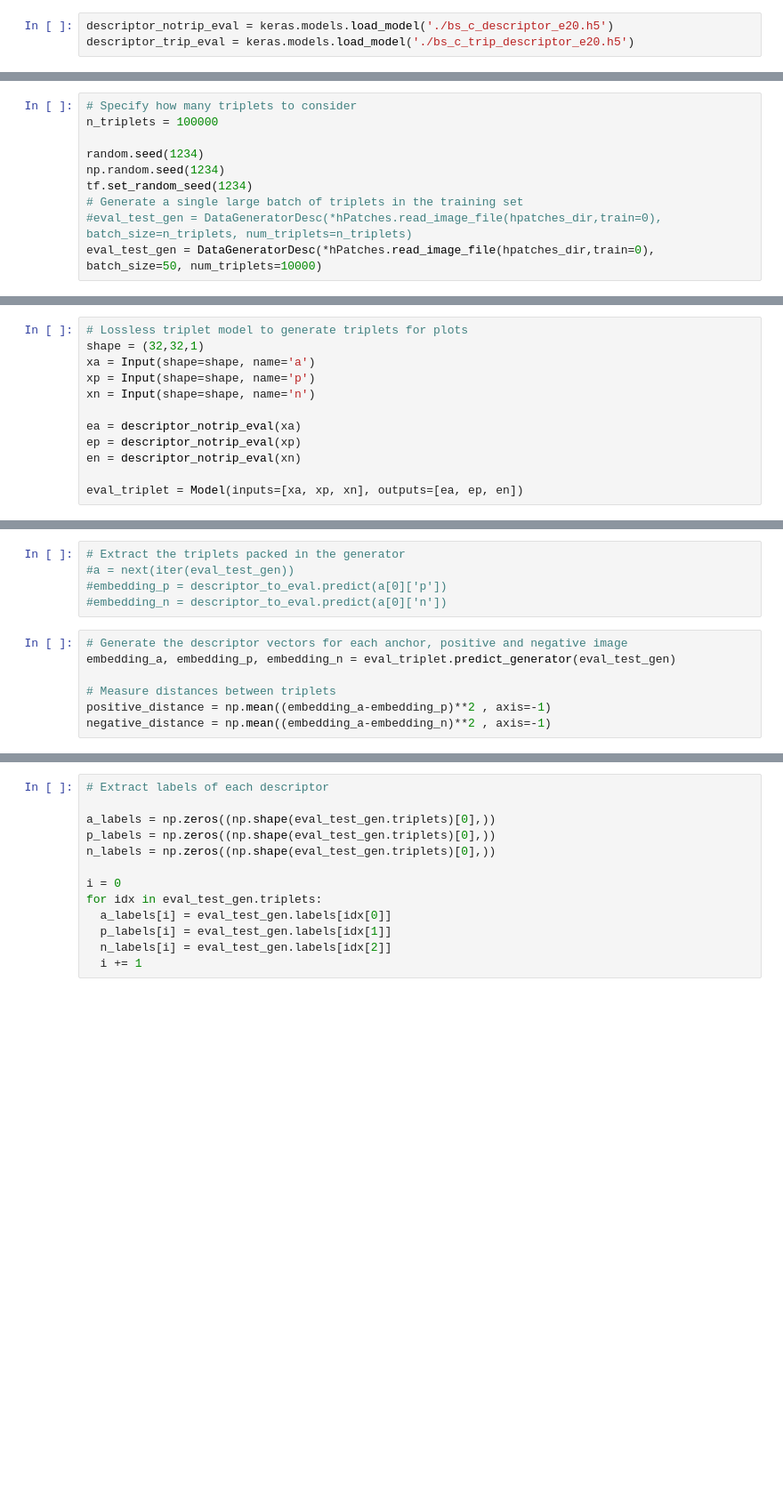
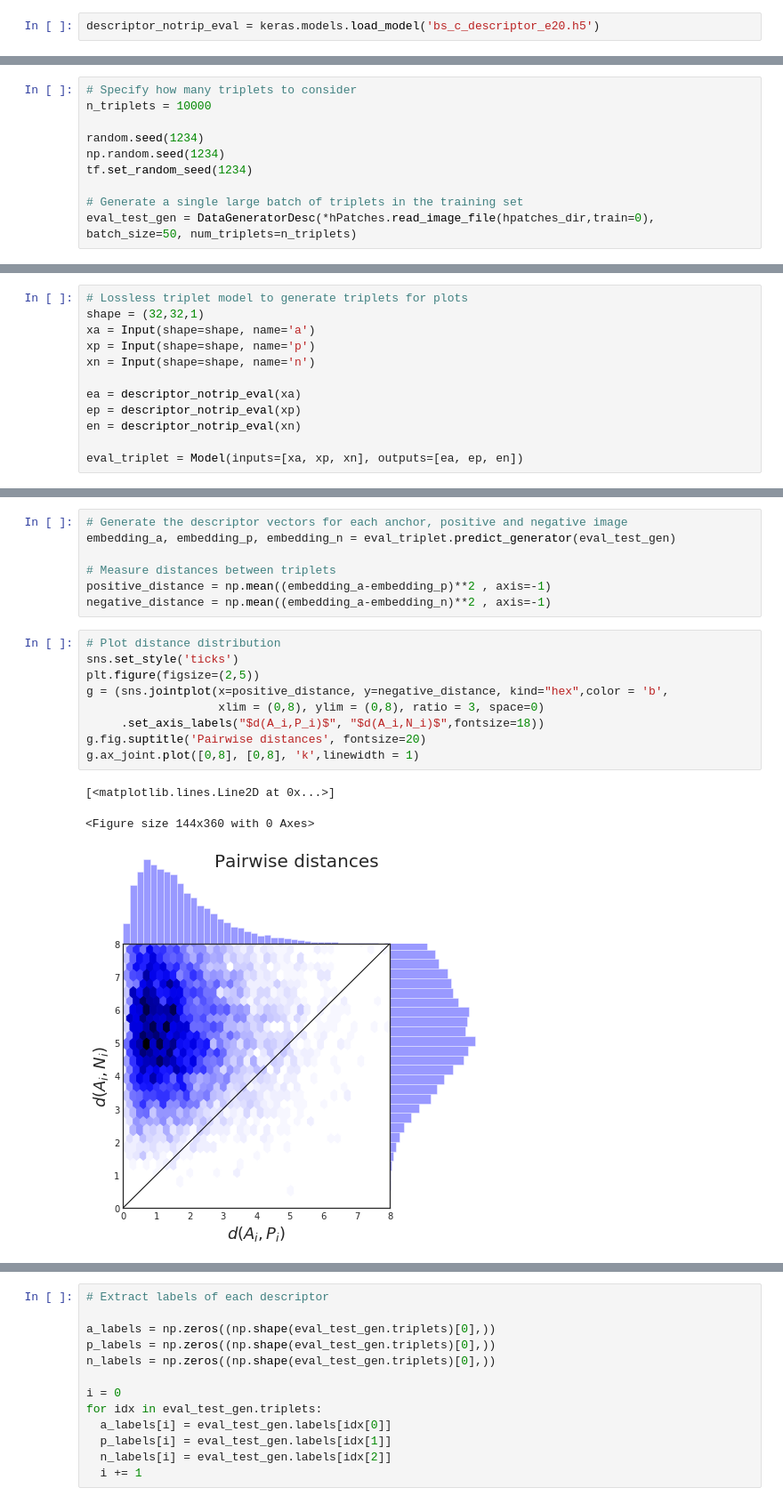
Before and after one commit to antonioenas/Denoising_HPatches_for_Descriptor_Learning, a Jupyter notebook: Complete_evaluation_tool.ipynb, the cells around one changed output, grey strips where cells are left out. Shown at 89% size. Saved outputs shown, nothing was run; the diff lists cells and outputs as text; blank space fills up the shorter version.

```diff
--- a/Complete_evaluation_tool.ipynb
+++ b/Complete_evaluation_tool.ipynb
@@ -149,6 +137,5 @@ denoiser_to_eval = None
 # %%
-descriptor_notrip_eval = keras.models.load_model('./bs_c_descriptor_e20.h5')
-descriptor_trip_eval = keras.models.load_model('./bs_c_trip_descriptor_e20.h5')
+descriptor_notrip_eval = keras.models.load_model('bs_c_descriptor_e20.h5')
 # %% [markdown]
 # 3. Qualitative evaluation
 In this section we visualise the individual pair distances within each triplet onto the loss surface and the respective  loss distribiution.
@@ -158,11 +145,11 @@ In this section we visualise the individual pair distances within each triplet o
 hPatches = HPatches(train_fnames=train_fnames, denoise_model=denoiser_to_eval, test_fnames=test_fnames, use_clean=use_clean_bool)
 # %%
 # Specify how many triplets to consider
-n_triplets = 100000
+n_triplets = 10000
 
 random.seed(1234)
 np.random.seed(1234)
 tf.set_random_seed(1234)
+
 # Generate a single large batch of triplets in the training set
-#eval_test_gen = DataGeneratorDesc(*hPatches.read_image_file(hpatches_dir,train=0), batch_size=n_triplets, num_triplets=n_triplets)
-eval_test_gen = DataGeneratorDesc(*hPatches.read_image_file(hpatches_dir,train=0), batch_size=50, num_triplets=10000)
+eval_test_gen = DataGeneratorDesc(*hPatches.read_image_file(hpatches_dir,train=0), batch_size=50, num_triplets=n_triplets)
@@ -187,8 +176,3 @@ Calculate the euclidean distance between AP, AN pairs. Then evaluate how the dis
-# %%
-# Extract the triplets packed in the generator
-#a = next(iter(eval_test_gen))
-#embedding_p = descriptor_to_eval.predict(a[0]['p'])
-#embedding_n = descriptor_to_eval.predict(a[0]['n'])
 # %%
 # Generate the descriptor vectors for each anchor, positive and negative image
 embedding_a, embedding_p, embedding_n = eval_triplet.predict_generator(eval_test_gen)
@@ -196,3 +180,16 @@ embedding_a, embedding_p, embedding_n = eval_triplet.predict_generator(eval_test
 # Measure distances between triplets
 positive_distance = np.mean((embedding_a-embedding_p)**2 , axis=-1)
 negative_distance = np.mean((embedding_a-embedding_n)**2 , axis=-1)
+# %%
+# Plot distance distribution
+sns.set_style('ticks')
+plt.figure(figsize=(2,5))
+g = (sns.jointplot(x=positive_distance, y=negative_distance, kind="hex",color = 'b',
+                   xlim = (0,8), ylim = (0,8), ratio = 3, space=0)
+     .set_axis_labels("$d(A_i,P_i)$", "$d(A_i,N_i)$",fontsize=18))
+g.fig.suptitle('Pairwise distances', fontsize=20)
+g.ax_joint.plot([0,8], [0,8], 'k',linewidth = 1)
+# %% [output]
+[<matplotlib.lines.Line2D at 0x...>]
+<Figure size 144x360 with 0 Axes>
+[figure, added]
```
Also changed, not shown: parts of 34 cells of this notebook.
